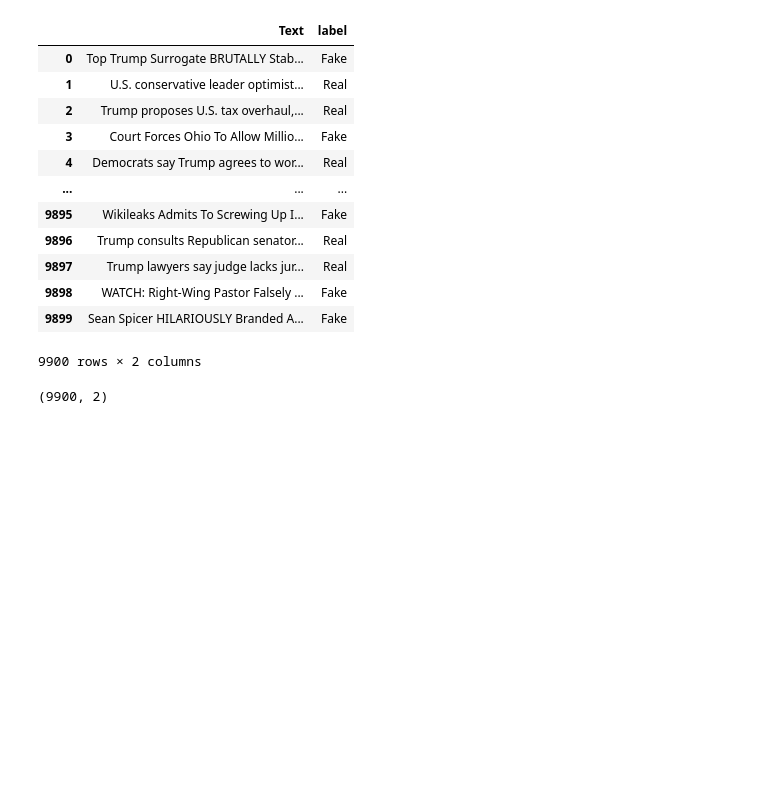
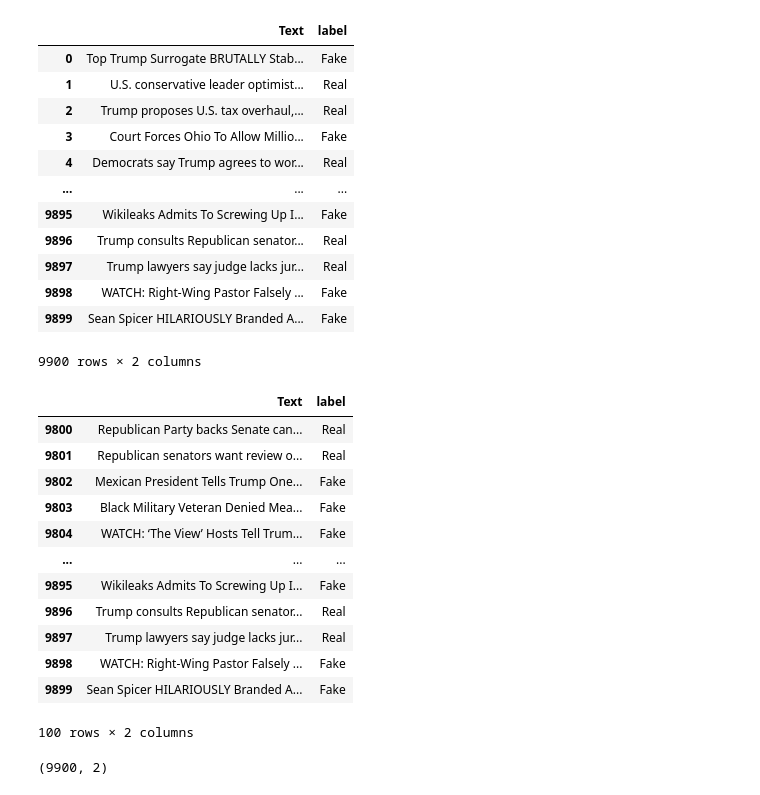
Before and after one commit to ahadaso042/Fake-New-Detection-System, a Jupyter notebook: CourseProject.ipynb, the cells around one changed output. Saved outputs shown, nothing was run; the diff lists cells and outputs as text; code cells hidden in the pictures; blank space fills up the shorter version.

```diff
--- a/CourseProject.ipynb
+++ b/CourseProject.ipynb
@@ -17,6 +29,22 @@ df
 | 9898 | WATCH: Right-Wing Pastor Falsely ... | Fake |
 | 9899 | Sean Spicer HILARIOUSLY Branded A... | Fake |
 9900 rows × 2 columns
+# %%
+df.tail(100)
+# %% [output]
+|  | Text | label |
+| 9800 | Republican Party backs Senate can... | Real |
+| 9801 | Republican senators want review o... | Real |
+| 9802 | Mexican President Tells Trump One... | Fake |
+| 9803 | Black Military Veteran Denied Mea... | Fake |
+| 9804 | WATCH: ‘The View’ Hosts Tell Trum... | Fake |
+| ... | ... | ... |
+| 9895 | Wikileaks Admits To Screwing Up I... | Fake |
+| 9896 | Trump consults Republican senator... | Real |
+| 9897 | Trump lawyers say judge lacks jur... | Real |
+| 9898 | WATCH: Right-Wing Pastor Falsely ... | Fake |
+| 9899 | Sean Spicer HILARIOUSLY Branded A... | Fake |
+100 rows × 2 columns
 # %%
 df.shape
 # %% [output]
```
Also changed, not shown: parts of 10 cells of this notebook.
